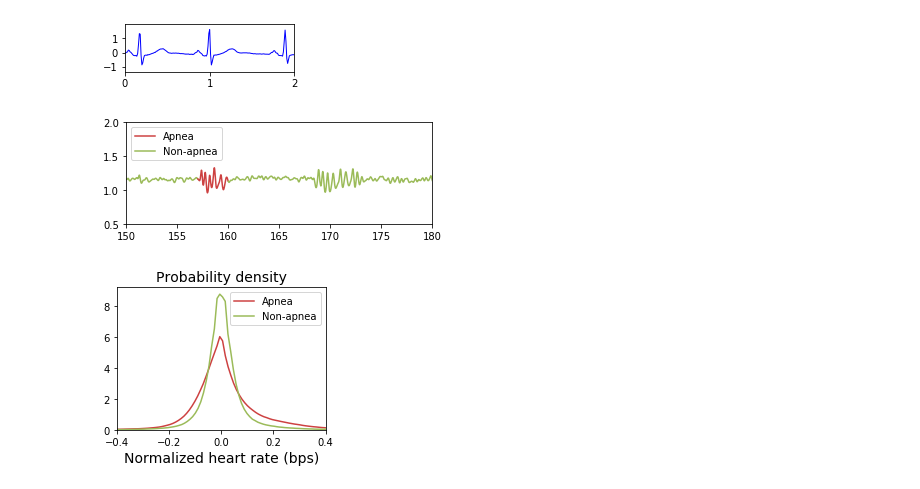
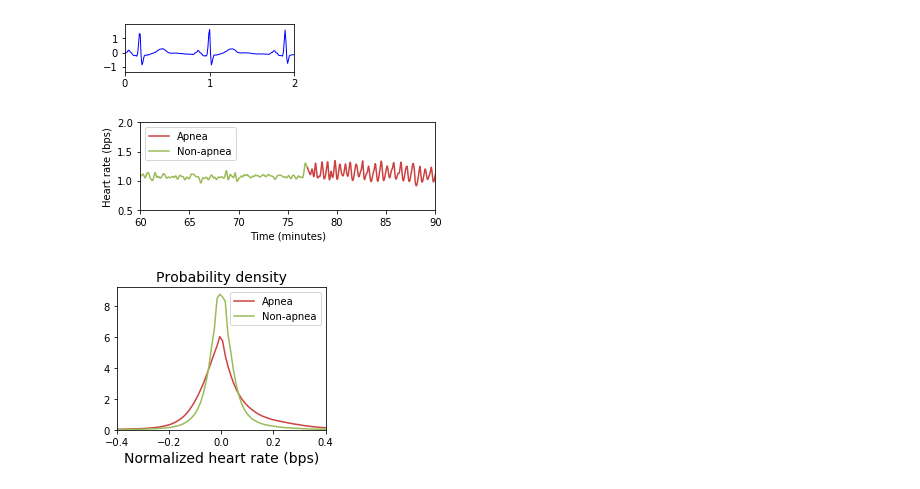
Before and after one commit to ChiQiao/Apnea-ECG, a Jupyter notebook: scripts/5_Slides.ipynb, the cells around one changed output. Cells and saved outputs as stored; diff of their text form; code cells hidden in the pictures.

Commit message:
figure update

```diff
--- a/scripts/5_Slides.ipynb
+++ b/scripts/5_Slides.ipynb
@@ -55,39 +55,41 @@ plt.savefig('../archive/Data_ECG_detail.png', dpi=300)
 # %%
 with open('../HR_data/b02.pkl', 'rb') as f:
     data = pickle.load(f)
 t_hr, hr = util.smooth_hr(data['t'], data['hr'])
 apn = data['apn']
 
 minute_start, minute_end = [], []
 minute_start.append(0)
 for i in range(1, len(apn)):
     if apn[i] != apn[i-1]:
         minute_end.append(i)
         minute_start.append(i)
 
 minute_end.append(len(apn) - 1)
 
 plt.figure(figsize=(5,2))
 plt.plot([-1, 0], [0, 0], '-', color=np.array([205, 65, 65]) / 255, label='Apnea')
 plt.plot([-1, 0], [0, 0], '-', color=np.array([155, 187, 89]) / 255, label='Non-apnea')
 for minute_start, minute_end in zip(minute_start, minute_end):
     if apn[minute_start] == 1:
         color = np.array([205, 65, 65]) / 255
     else:
         color = np.array([155, 187, 89]) / 255
     idx = (t_hr > minute_start) & (t_hr < minute_end)
     plt.plot(t_hr[idx], hr[idx], '-', markersize=2, color=color)
 
-# plt.xlim([60, 90])
-plt.xlim([150, 180])
+plt.xlim([60, 90])
+# plt.xlim([150, 180])
 plt.ylim([0.5, 2])
 # plt.xticks(np.arange(0, 11))
+plt.legend(loc='upper left')
+plt.xlabel('Time (minutes)')
+plt.ylabel('Heart rate (bps)')
 plt.tight_layout()
-plt.legend(loc='upper left')
-# plt.savefig('../archive/Slide_HR_character.png', dpi=300)
-plt.savefig('../archive/Slide_challenge.png', dpi=600)
+plt.savefig('../resources/Slide_HR_character.png', dpi=300)
+# plt.savefig('../archive/Slide_challenge.png', dpi=600)
 # %% [output]
-[figure, old version]
+[figure, new version]
 # %%
 file_all = pd.read_csv('../resources/File_all.csv')
 pos, neg = [], []
```
Also changed, not shown: 4 other files.
